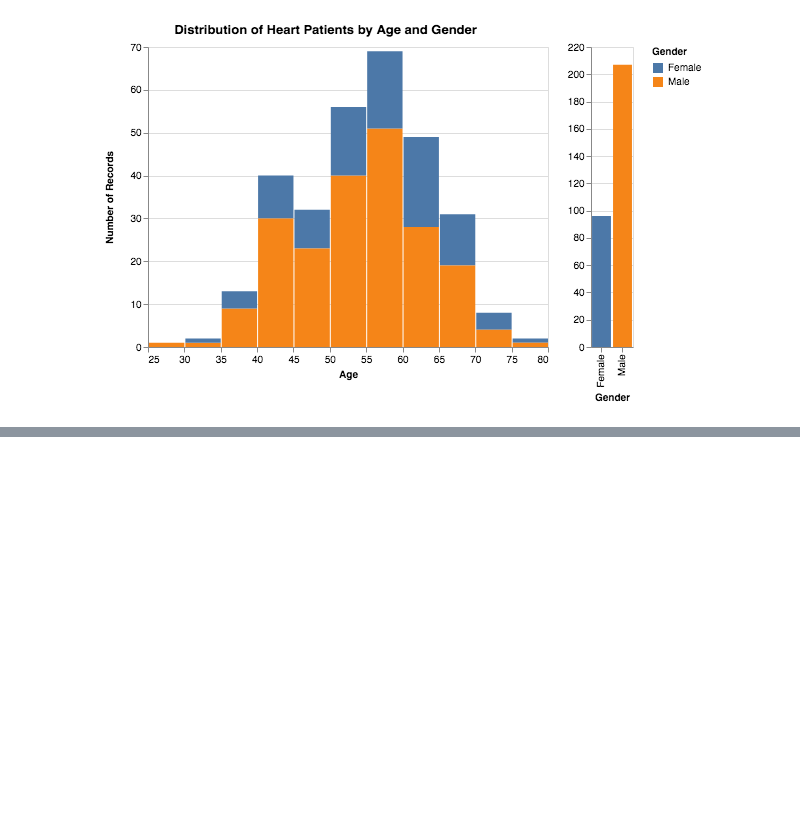
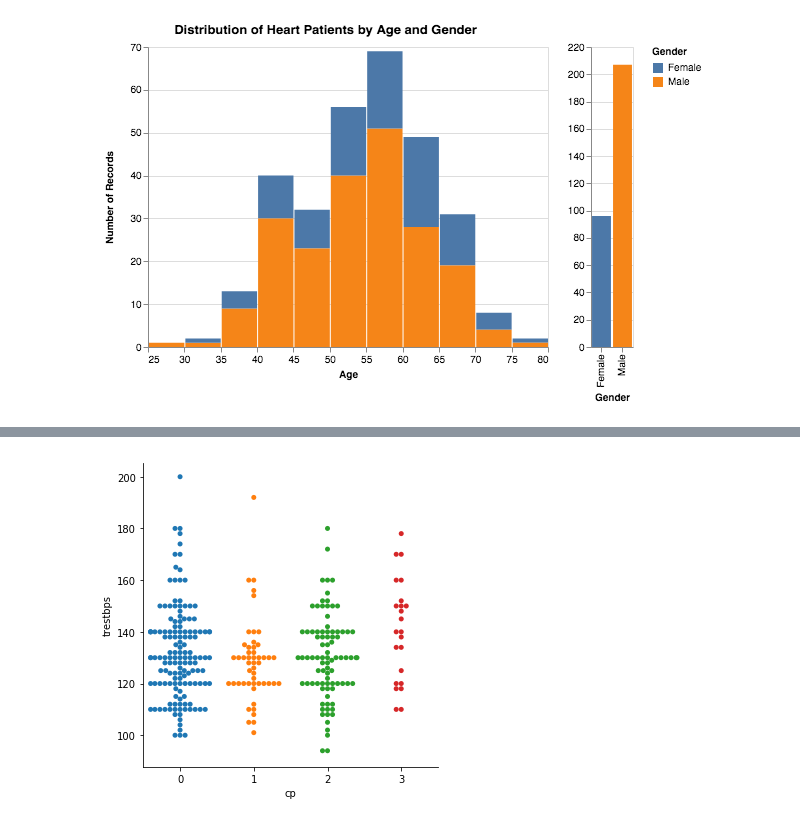
Before and after one commit to sarthakbatragatech/MedicalViz, a Jupyter notebook: HeartDisease.ipynb, the cells around one changed output, grey strips where cells are left out. Drawn from its saved outputs; the diff is of its cells as text; code cells hidden in the pictures; blank space fills up the shorter version.

```diff
--- a/HeartDisease.ipynb
+++ b/HeartDisease.ipynb
@@ -60,0 +91,4 @@ chart.save('plots/patients_gender_age.png', scale_factor=7.0)
+# %%
+sns.catplot(x="cp", y="trestbps", kind="swarm", data=df);
+# %% [output]
+[figure, added]
```
Also changed, not shown: parts of 5 cells of this notebook, 2 other files.
